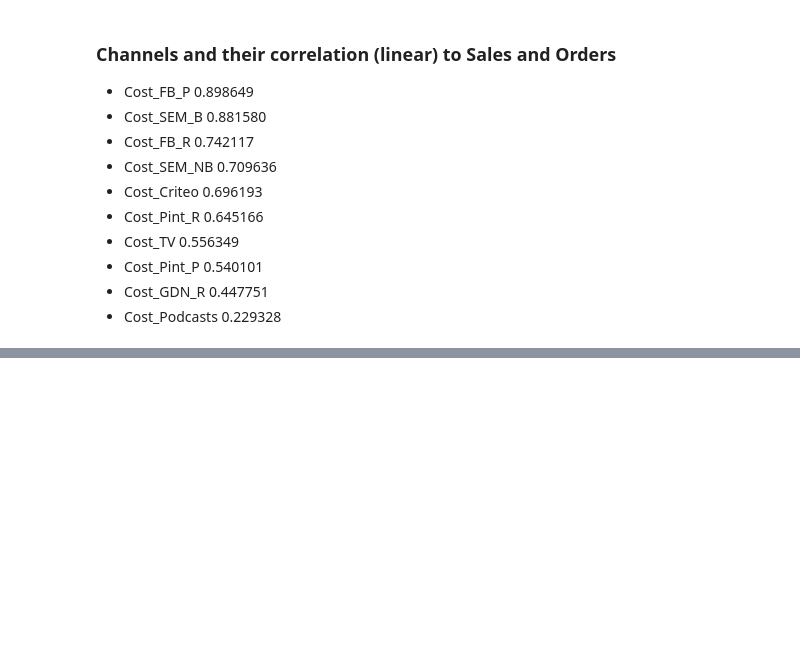
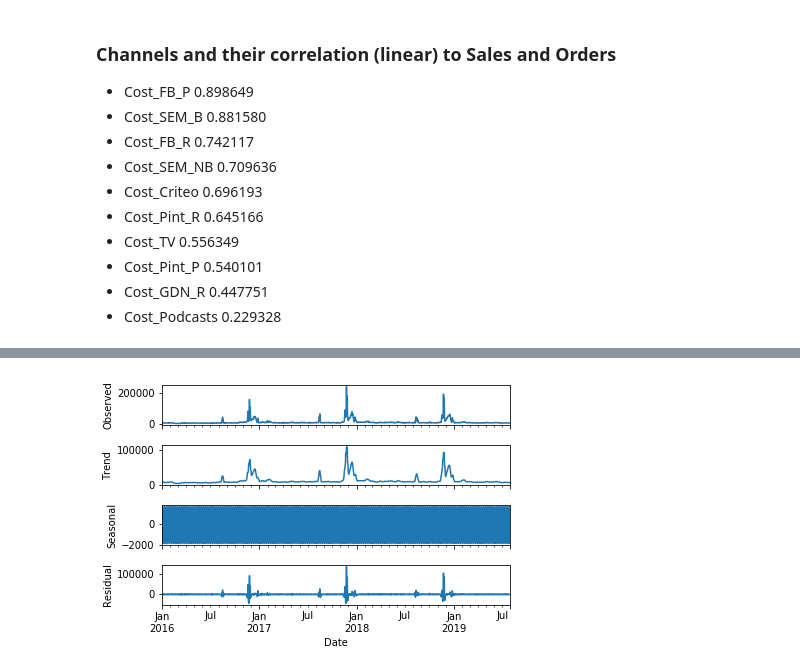
Before and after one commit to LiyiKuo/Market-Channel-Efficiency-Analysis, a Jupyter notebook: Market Channel Efficiency EDA.ipynb, the cells around one changed output, grey strips where cells are left out. Drawn from its saved outputs; the diff is of its cells as text; code cells hidden in the pictures; blank space fills up the shorter version.

```diff
--- a/Market Channel Efficiency EDA.ipynb
+++ b/Market Channel Efficiency EDA.ipynb
@@ -587,0 +593,7 @@ Name: orders, dtype: float64
+# %%
+import statsmodels.api as sm
+
+df_tsa = pd.read_csv("Movado.csv")
+df_tsa['Date'] = pd.to_datetime(df_tsa['Date'])
+df_tsa = df_tsa.drop(['S/O'], axis=1)
+df_tsa.sample(5)
@@ -587,0 +607,4 @@ Name: orders, dtype: float64
+# %%
+df_tsa_sub = df_tsa[['Date', 'sales']]
+df_tsa_sub = df_tsa_sub.set_index('Date')
+df_tsa_sub.sample(5)
@@ -587,0 +619,6 @@ Name: orders, dtype: float64
+# %%
+decom = sm.tsa.seasonal_decompose(df_tsa_sub, model = 'additive')
+fig = decom.plot()
+plt.rcParams['figure.figsize'] = [9.0, 5.0]
+# %% [output]
+[figure, added]
```
Also changed, not shown: parts of 18 cells of this notebook.
